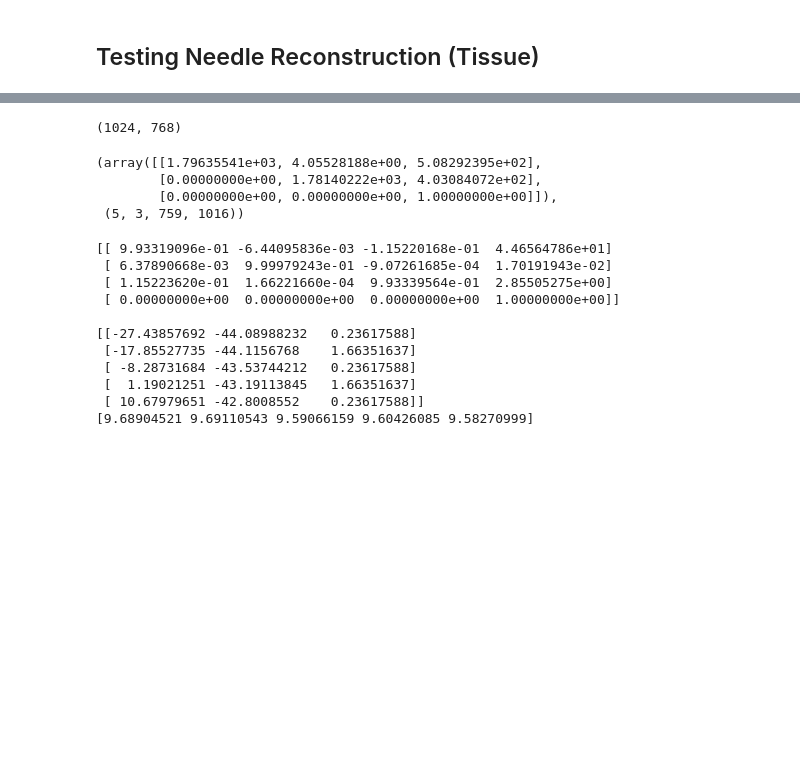
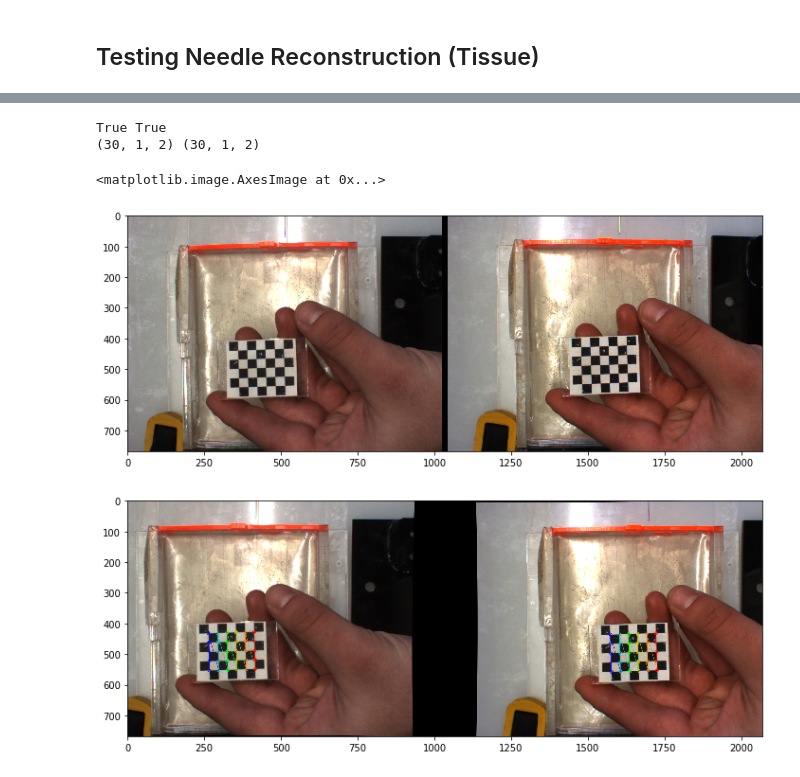
Before and after one commit to dlezcan1/AMIRo-cv, a Jupyter notebook: src/NeedleCompVision.ipynb, the cells around one changed output, grey strips where cells are left out. Drawn from its saved outputs; the diff is of its cells as text; code cells hidden in the pictures; blank space fills up the shorter version.

```diff
--- a/src/NeedleCompVision.ipynb
+++ b/src/NeedleCompVision.ipynb
@@ -1893,32 +1926,41 @@ dict_keys(['cameraMatrix1', 'cameraMatrix2', 'distCoeffs1', 'distCoeffs2', 'R1_e
-# %%
-print(tuple(reversed(left_gray.shape)))
-K1_new, _ = cv.getOptimalNewCameraMatrix(stereo_params['cameraMatrix1'], stereo_params['distCoeffs1'], left_gray.shape, alpha)
-print(K1_new, '\n')
-# %% [output]
-(1024, 768)
-(array([[1.79635541e+03, 4.05528188e+00, 5.08292395e+02],
-        [0.00000000e+00, 1.78140222e+03, 4.03084072e+02],
-        [0.00000000e+00, 0.00000000e+00, 1.00000000e+00]]),
- (5, 3, 759, 1016))
-# %%
-H = np.hstack((stereo_params['R'], stereo_params['t'].reshape(-1,1)))
-H = np.vstack((H, [0, 0, 0, 1]))
-print(H, '\n')
-pts_3d_2 = cv.triangulatePoints(stereo_params['P1'], stereo_params['P2'] , left_points.T[::-1], right_points.T[::-1])
-pts_3d_2 /= pts_3d_2[-1]
-pts_3d_2 = pts_3d_2.T
-pts_3d_2 -= pts_3d_2.mean(axis=0)
-print(pts_3d_2[:5,:-1])
-print(np.linalg.norm(np.diff(pts_3d_2[:,:-1], axis=0), axis=1)[:5])
-# %% [output]
-[[ 9.93319096e-01 -6.44095836e-03 -1.15220168e-01  4.46564786e+01]
- [ 6.37890668e-03  9.99979243e-01 -9.07261685e-04  1.70191943e-02]
- [ 1.15223620e-01  1.66221660e-04  9.93339564e-01  2.85505275e+00]
- [ 0.00000000e+00  0.00000000e+00  0.00000000e+00  1.00000000e+00]]
-
-[[-27.43857692 -44.08988232   0.23617588]
- [-17.85527735 -44.1156768    1.66351637]
- [ -8.28731684 -43.53744212   0.23617588]
- [  1.19021251 -43.19113845   1.66351637]
- [ 10.67979651 -42.8008552    0.23617588]]
-[9.68904521 9.69110543 9.59066159 9.60426085 9.58270999]
+# %%
+cal_dir = '../calibration/Stereo_Camera_Calibration_02-08-2021/6x7_5mm/'
+img_num = 0
+left_file = cal_dir + f"left/left-{img_num:04d}.png"
+right_file = cal_dir + f"right/right-{img_num:04d}.png"
+
+left_img = cv.imread(left_file, cv.IMREAD_ANYCOLOR)
+right_img = cv.imread(right_file, cv.IMREAD_ANYCOLOR)
+
+left_rect, right_rect, *_ = stereo_rectify(left_img, right_img, stereo_params, force_recalc=True)
+left_gray = cv.cvtColor(left_rect, cv.COLOR_BGR2GRAY)
+right_gray = cv.cvtColor(right_rect, cv.COLOR_BGR2GRAY)
+
+plt.figure(figsize=(12,12))
+plt.imshow(imconcat(left_img, right_img)[:,:,::-1])
+
+# recitfy the images
+grid_size = (5,6)
+grid_width = 5 # mm
+
+criteria = (cv.TERM_CRITERIA_EPS + cv.TERM_CRITERIA_MAX_ITER, 30, 0.001)
+ret_l,  corners_l = cv.findChessboardCorners(left_gray, grid_size, None)
+ret_r, corners_r = cv.findChessboardCorners(right_gray, grid_size, None)
+
+print(ret_l, ret_r)
+
+corners_l2 = cv.cornerSubPix(left_gray, corners_l, (11,11), (-1,-1), criteria)
+corners_r2 = cv.cornerSubPix(right_gray, corners_r, (11,11), (-1,-1), criteria)
+print(corners_l2.shape, corners_r2.shape)
+
+left_show = cv.drawChessboardCorners(left_rect.copy(), grid_size, corners_l2, ret_l)
+right_show = cv.drawChessboardCorners(right_rect.copy(), grid_size, corners_r2, ret_r)
+
+plt.figure(figsize=(12,12))
+plt.imshow(imconcat(left_show, right_show)[:,:,::-1])
+# %% [output]
+True True
+(30, 1, 2) (30, 1, 2)
+<matplotlib.image.AxesImage at 0x...>
+[figure, added]
+[figure, added]
```
Also changed, not shown: parts of 7 cells of this notebook, 13 other files.
